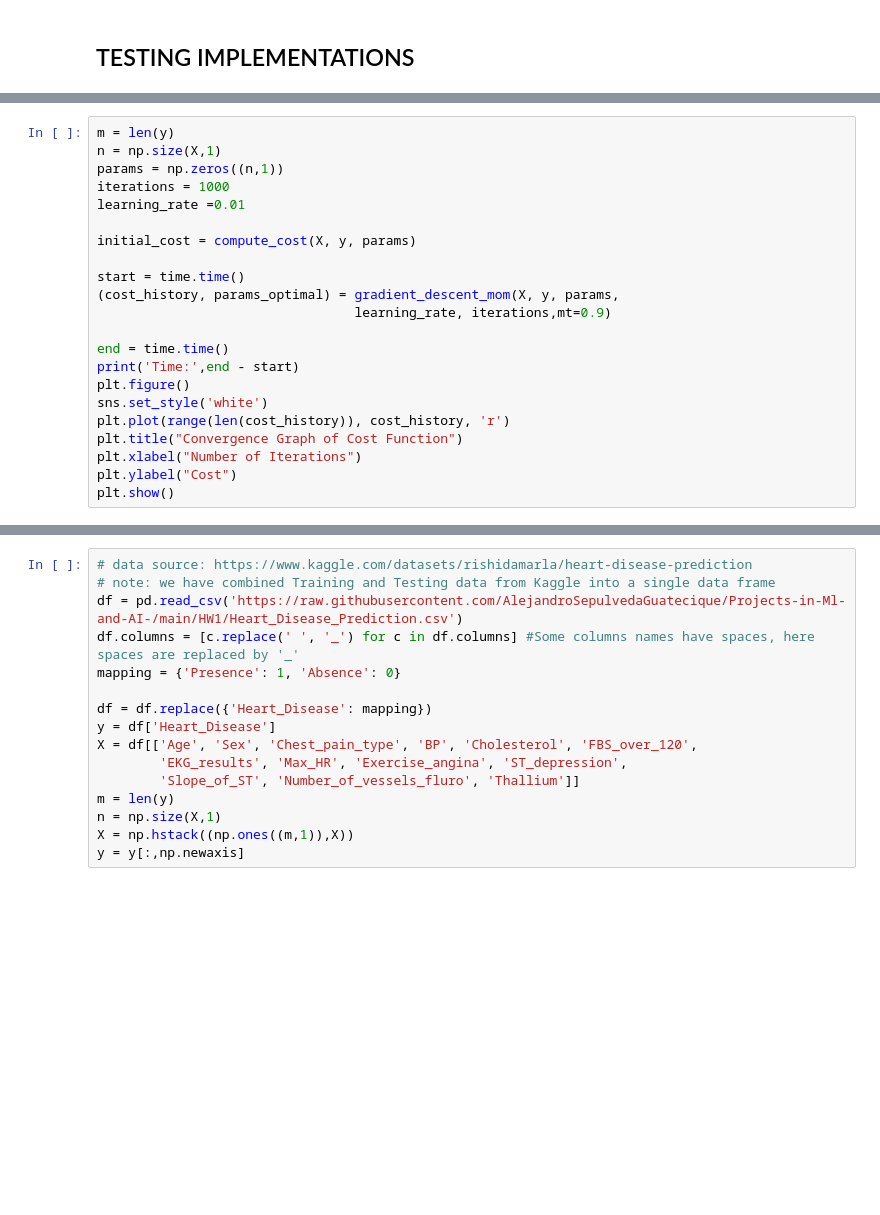
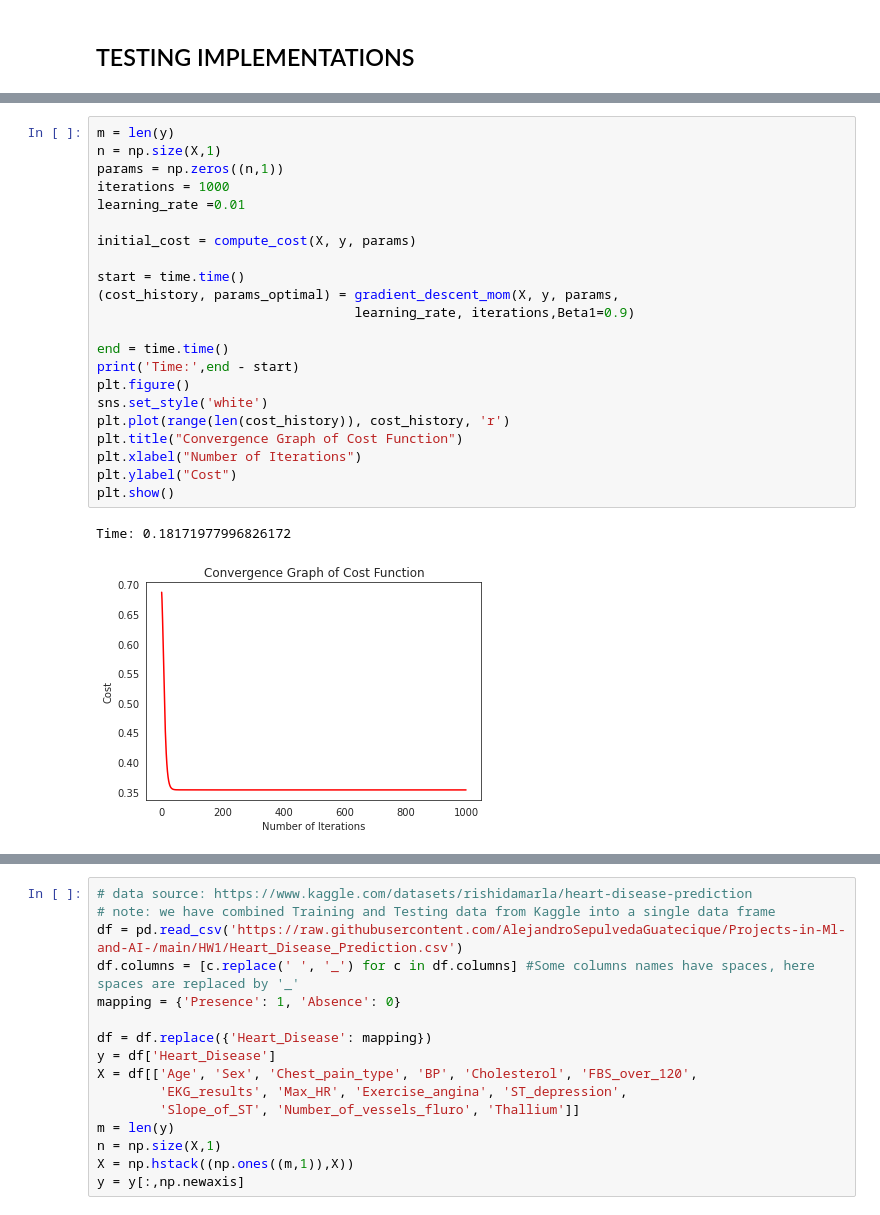
Before and after one commit to AlejandroSepulvedaGuatecique/Projects-in-Ml-and-AI-, a Jupyter notebook: Logistic_Regression_from_scratch.ipynb, the cells around one changed output, grey strips where cells are left out. Cells and saved outputs as stored; diff of their text form; blank space fills up the shorter version.

```diff
--- a/Logistic_Regression_from_scratch.ipynb
+++ b/Logistic_Regression_from_scratch.ipynb
@@ -215,25 +215,28 @@ Time: 0.39583349227905273
 # %%
 m = len(y)
 n = np.size(X,1)
 params = np.zeros((n,1))
 iterations = 1000
 learning_rate =0.01
 
 initial_cost = compute_cost(X, y, params)
 
 start = time.time()
 (cost_history, params_optimal) = gradient_descent_mom(X, y, params,
-                                 learning_rate, iterations,mt=0.9)
+                                 learning_rate, iterations,Beta1=0.9)
 
 end = time.time()
 print('Time:',end - start)
 plt.figure()
 sns.set_style('white')
 plt.plot(range(len(cost_history)), cost_history, 'r')
 plt.title("Convergence Graph of Cost Function")
 plt.xlabel("Number of Iterations")
 plt.ylabel("Cost")
 plt.show()
+# %% [output]
+Time: 0.18171977996826172
+[figure, added]
 # %%
 m = len(y)
 n = np.size(X,1)
```
Also changed, not shown: parts of 5 cells of this notebook.
